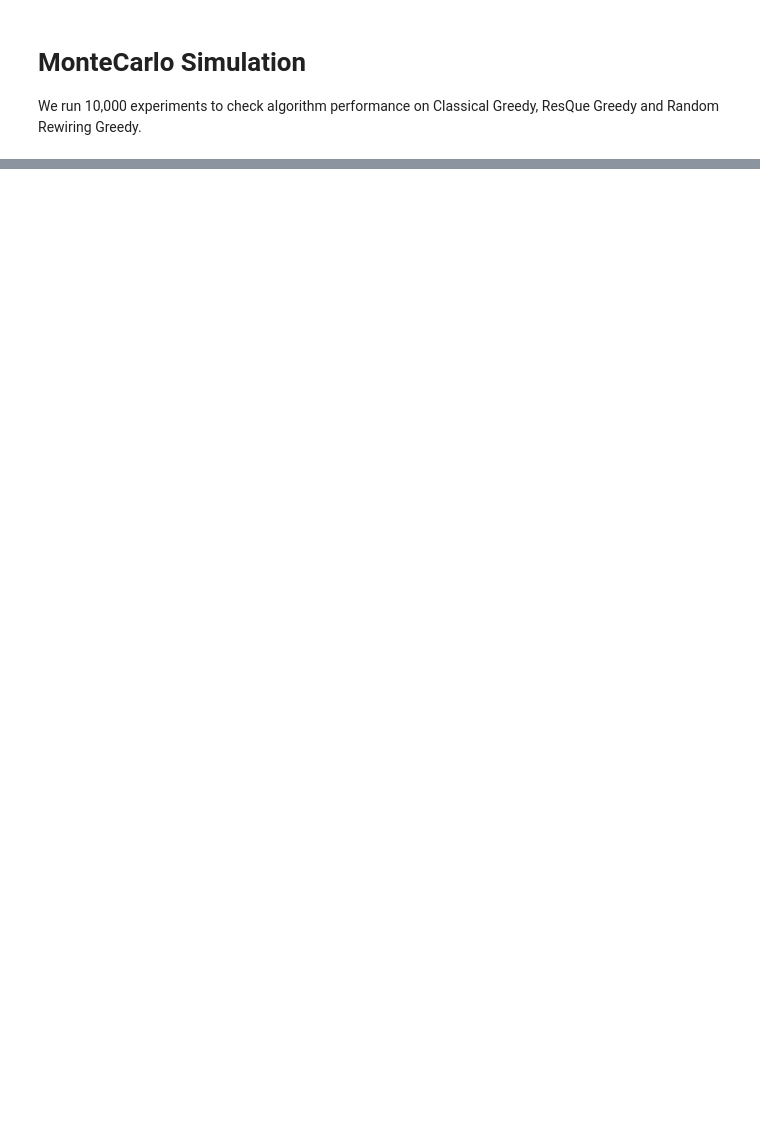
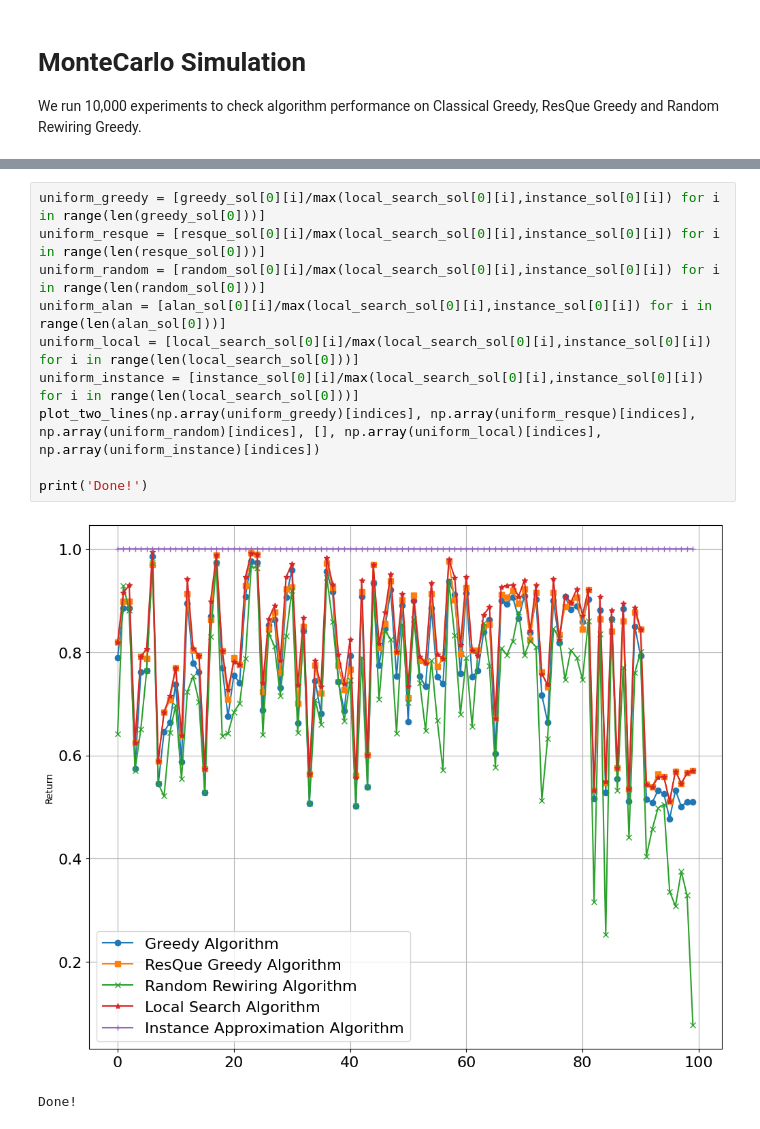
Before and after one commit to joanvendrell/ResQue-Greedy, a Jupyter notebook: demo/MonteCarloSimulation.ipynb, the cells around one changed output, grey strips where cells are left out. Drawn from its saved outputs; the diff is of its cells as text; blank space fills up the shorter version.

```diff
--- a/demo/MonteCarloSimulation.ipynb
+++ b/demo/MonteCarloSimulation.ipynb
@@ -42,0 +68,13 @@ plot_two_lines(np.array(greedy_sol[0])[indices], np.array(resque_sol[0])[indices
+# %%
+uniform_greedy = [greedy_sol[0][i]/max(local_search_sol[0][i],instance_sol[0][i]) for i in range(len(greedy_sol[0]))]
+uniform_resque = [resque_sol[0][i]/max(local_search_sol[0][i],instance_sol[0][i]) for i in range(len(resque_sol[0]))]
+uniform_random = [random_sol[0][i]/max(local_search_sol[0][i],instance_sol[0][i]) for i in range(len(random_sol[0]))]
+uniform_alan = [alan_sol[0][i]/max(local_search_sol[0][i],instance_sol[0][i]) for i in range(len(alan_sol[0]))]
+uniform_local = [local_search_sol[0][i]/max(local_search_sol[0][i],instance_sol[0][i]) for i in range(len(local_search_sol[0]))]
+uniform_instance = [instance_sol[0][i]/max(local_search_sol[0][i],instance_sol[0][i]) for i in range(len(local_search_sol[0]))]
+plot_two_lines(np.array(uniform_greedy)[indices], np.array(uniform_resque)[indices], np.array(uniform_random)[indices], [], np.array(uniform_local)[indices], np.array(uniform_instance)[indices])
+
+print('Done!')
+# %% [output]
+[figure, added]
+Done!
```
Also changed, not shown: parts of 3 cells of this notebook, 4 other files.
